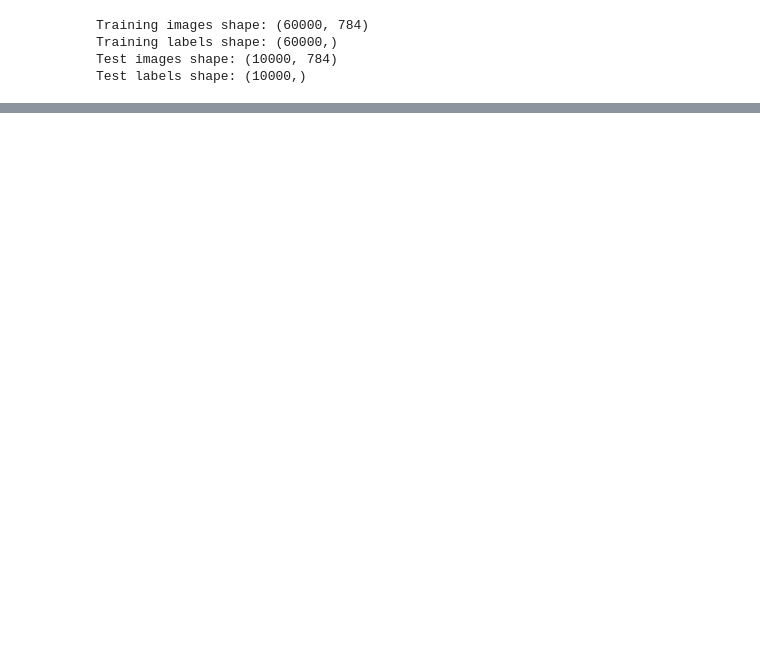
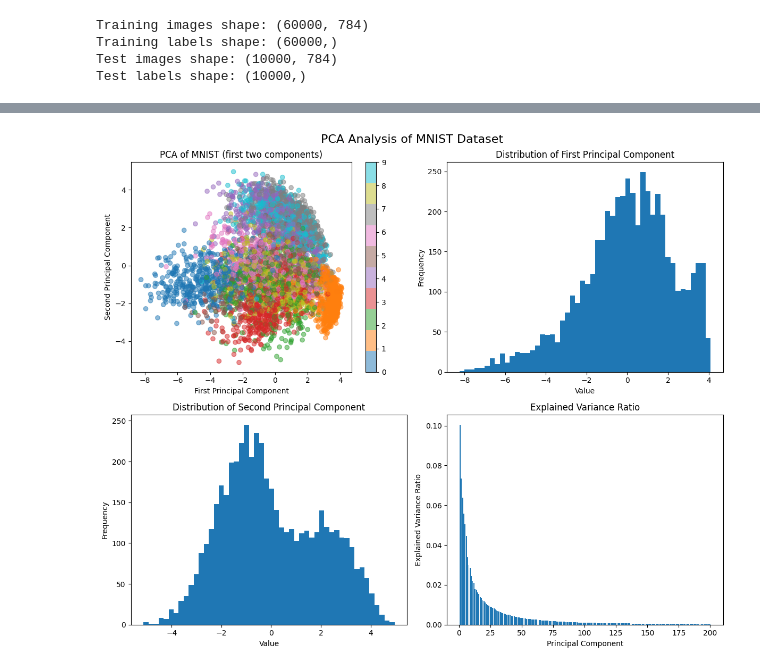
Before and after one commit to latudimas/knn-mnist, a Jupyter notebook: pca-mnist.ipynb, the cells around one changed output, grey strips where cells are left out. Drawn from its saved outputs; the diff is of its cells as text; code cells hidden in the pictures; blank space fills up the shorter version.

```diff
--- a/pca-mnist.ipynb
+++ b/pca-mnist.ipynb
@@ -103,3 +59,46 @@ plt.show()
+# %%
+def plot_pca_distribution(X_pca, y):
+    plt.figure(figsize=(12, 10))
+    plt.suptitle('PCA Analysis of MNIST Dataset', fontsize=16)
+    # plt.subplots_adjust(top=0.85)
+
+    # Scatter plot
+    plt.subplot(2, 2, 1)
+    scatter = plt.scatter(X_pca[:, 0], X_pca[:, 1], c=y.astype(int), cmap='tab10', alpha=0.5)
+    plt.colorbar(scatter)
+    plt.title('PCA of MNIST (first two components)')
+    plt.xlabel('First Principal Component')
+    plt.ylabel('Second Principal Component')
+
+    # Histogram of first principal component
+    plt.subplot(2, 2, 2)
+    plt.hist(X_pca[:, 0], bins=50)
+    plt.title('Distribution of First Principal Component')
+    plt.xlabel('Value')
+    plt.ylabel('Frequency')
+
+    # Histogram of second principal component
+    plt.subplot(2, 2, 3)
+    plt.hist(X_pca[:, 1], bins=50)
+    plt.title('Distribution of Second Principal Component')
+    plt.xlabel('Value')
+    plt.ylabel('Frequency')
+
+    # Explained variance ratio
+    plt.subplot(2, 2, 4)
+    explained_variance_ratio = pca.explained_variance_ratio()
+    plt.bar(range(1, len(explained_variance_ratio) + 1), explained_variance_ratio)
+    plt.title('Explained Variance Ratio')
+    plt.xlabel('Principal Component')
+    plt.ylabel('Explained Variance Ratio')
+
+    plt.tight_layout()
+    plt.show()
+
+# Plot the results
+plot_pca_distribution(X_train_pca[:5000], y_train[:5000])
+# %% [output]
+[figure, added]
 # %%
 # Visualize some reconstructed images
 n_img = 5
```
Also changed, not shown: parts of 23 cells of this notebook, 9 other files.
